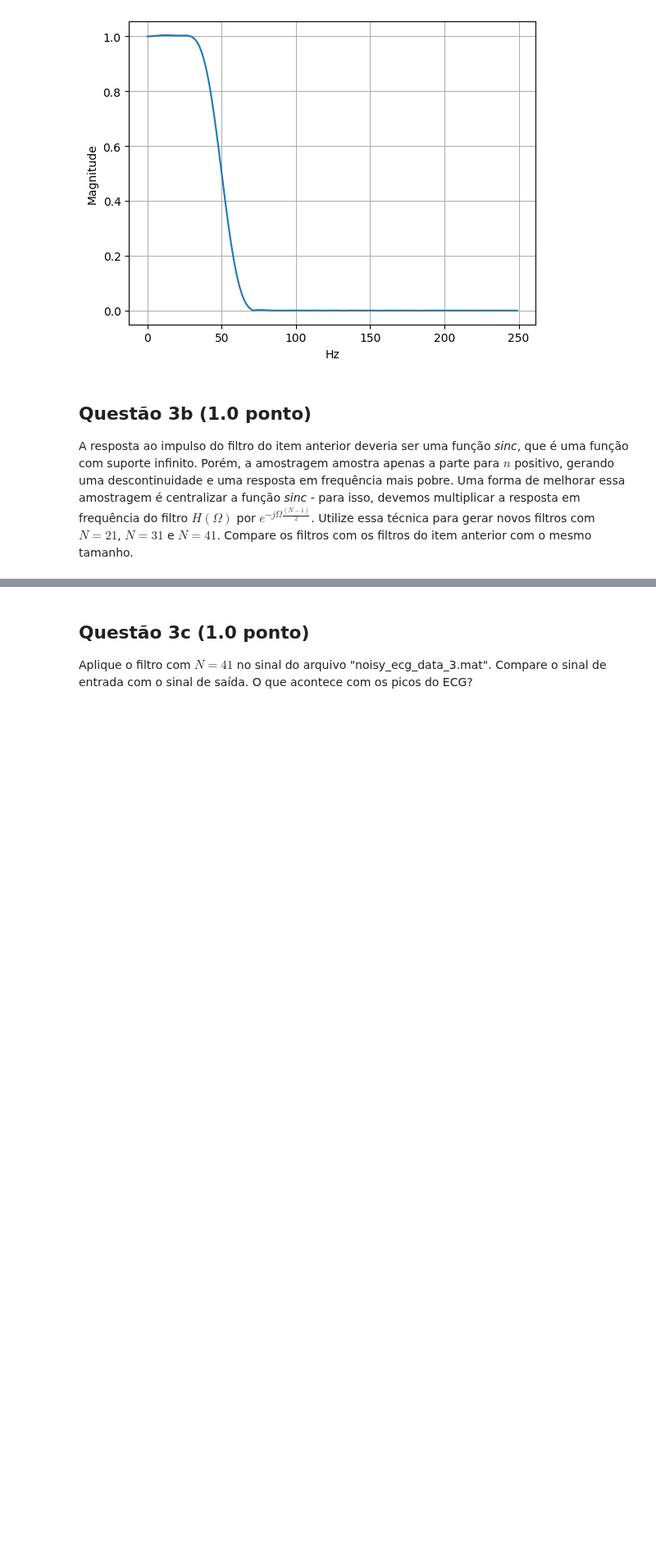
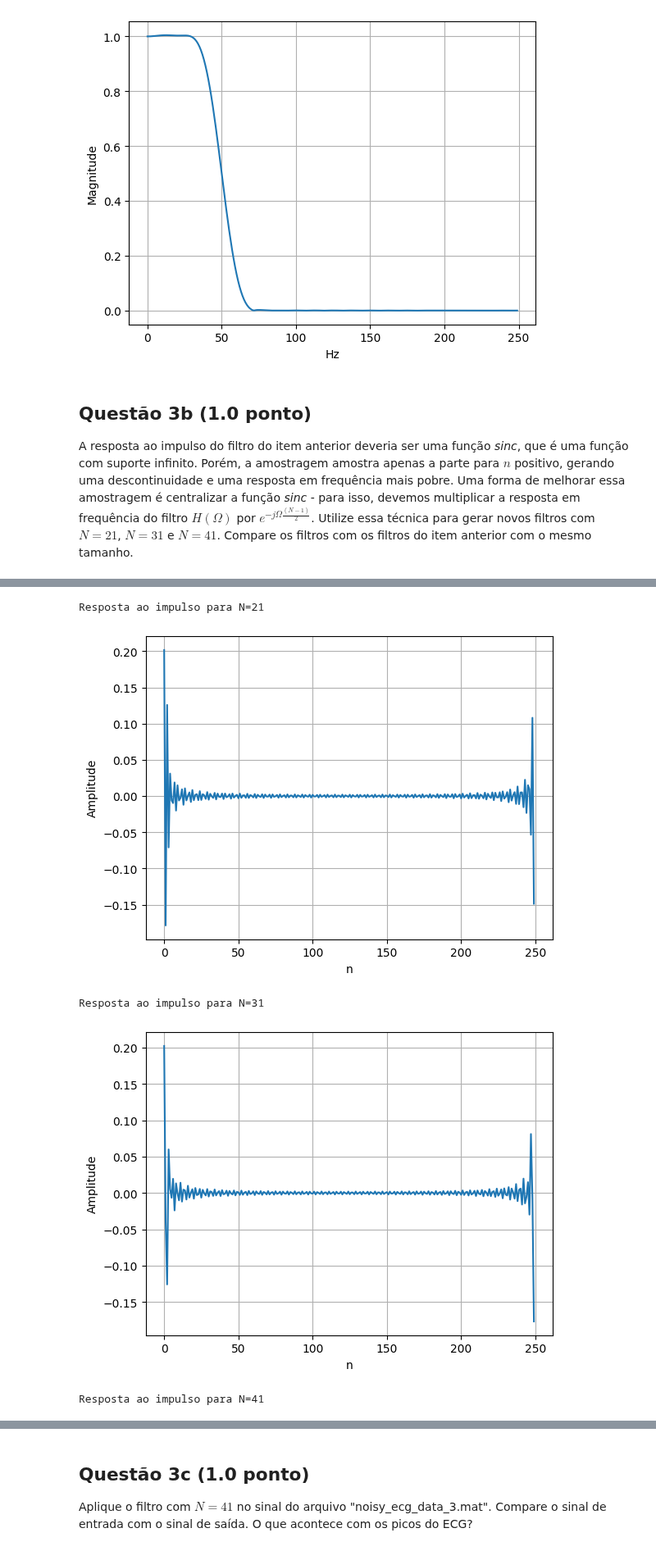
Before and after one commit to CristianoCTS/SSTD, a Jupyter notebook: Projeto-4/211028050-projeto4.ipynb, the cells around one changed output, grey strips where cells are left out. Shown at 82% size. Drawn from its saved outputs; the diff is of its cells as text; code cells hidden in the pictures; blank space fills up the shorter version.

```diff
--- a/Projeto-4/211028050-projeto4.ipynb
+++ b/Projeto-4/211028050-projeto4.ipynb
@@ -413,0 +372,33 @@ Grafico da resposta ao impulso com N=41
+# %%
+Fcorte = 50
+Famostragem = 500
+N0 = [21, 31, 41]
+filtro_ideal = []
+T = 1/Famostragem
+
+for n in N0:
+
+    centralizador = []
+    coeficientes = signal.firwin(n, Fcorte/(Famostragem/2))
+    frequencias, resposta_frequencia = signal.freqz(coeficientes, 1, worN=250)
+    resposta_impulso = np.fft.ifft(np.abs(resposta_frequencia))
+
+    for omega in np.arange(0, len(resposta_impulso)):
+        elemento = np.exp(-1j*omega*((n-1)/2))
+        centralizador.append(elemento)
+    centralizador = np.array(centralizador)
+
+    resposta_impulso_centralizada = resposta_impulso*centralizador
+
+    print(f'Resposta ao impulso para N={n}')
+    plt.plot(resposta_impulso_centralizada)
+    plt.xlabel('n')
+    plt.ylabel('Amplitude')
+    plt.grid()
+    plt.show()
+# %% [output]
+Resposta ao impulso para N=21
+[figure, added]
+Resposta ao impulso para N=31
+[figure, added]
+Resposta ao impulso para N=41
```
Also changed, not shown: parts of 5 cells of this notebook, 1 other file.
